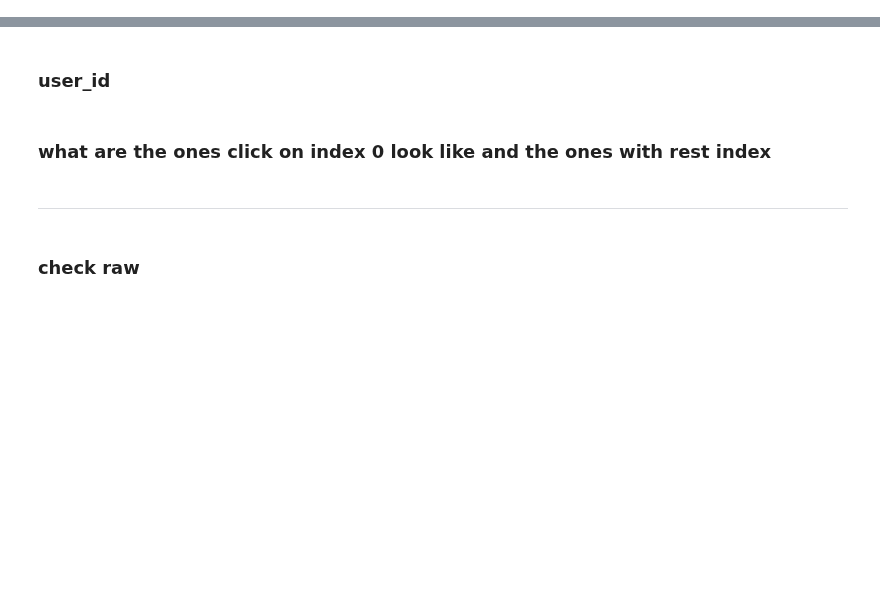
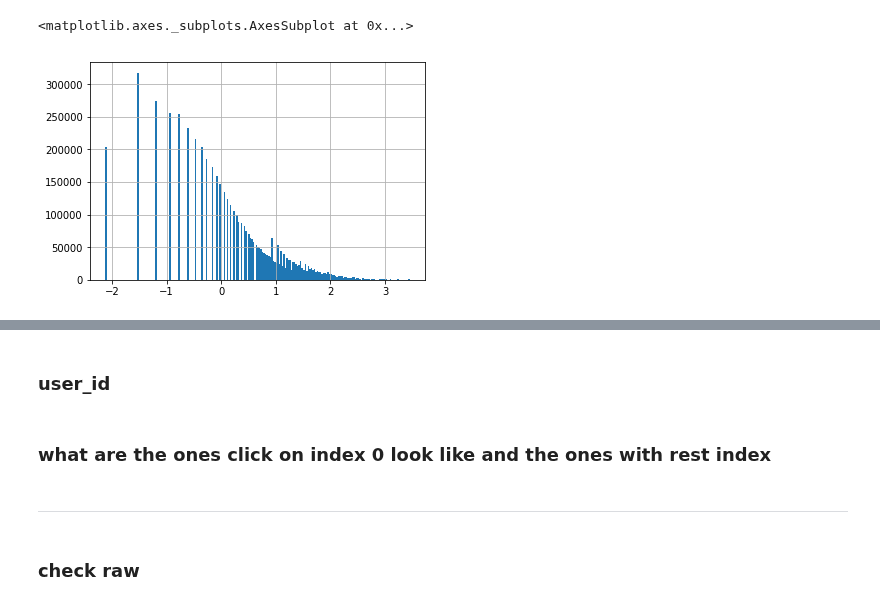
Before and after one commit to samshipengs/naps, a Jupyter notebook: playground_cf.ipynb, the cells around one changed output, grey strips where cells are left out. Cells and saved outputs as stored; diff of their text form; code cells hidden in the pictures; blank space fills up the shorter version.

```diff
--- a/playground_cf.ipynb
+++ b/playground_cf.ipynb
@@ -65,0 +53,7 @@ p = Point(11, y=22)     # instantiate with positional or keyword arguments
+# %%
+logged = np.log(df.session_id_size)
+# %%
+((logged - logged.mean())/logged.std()).hist(bins=200)
+# %% [output]
+<matplotlib.axes._subplots.AxesSubplot at 0x...>
+[figure, added]
```
Also changed, not shown: parts of 53 cells of this notebook, 3 other files.
